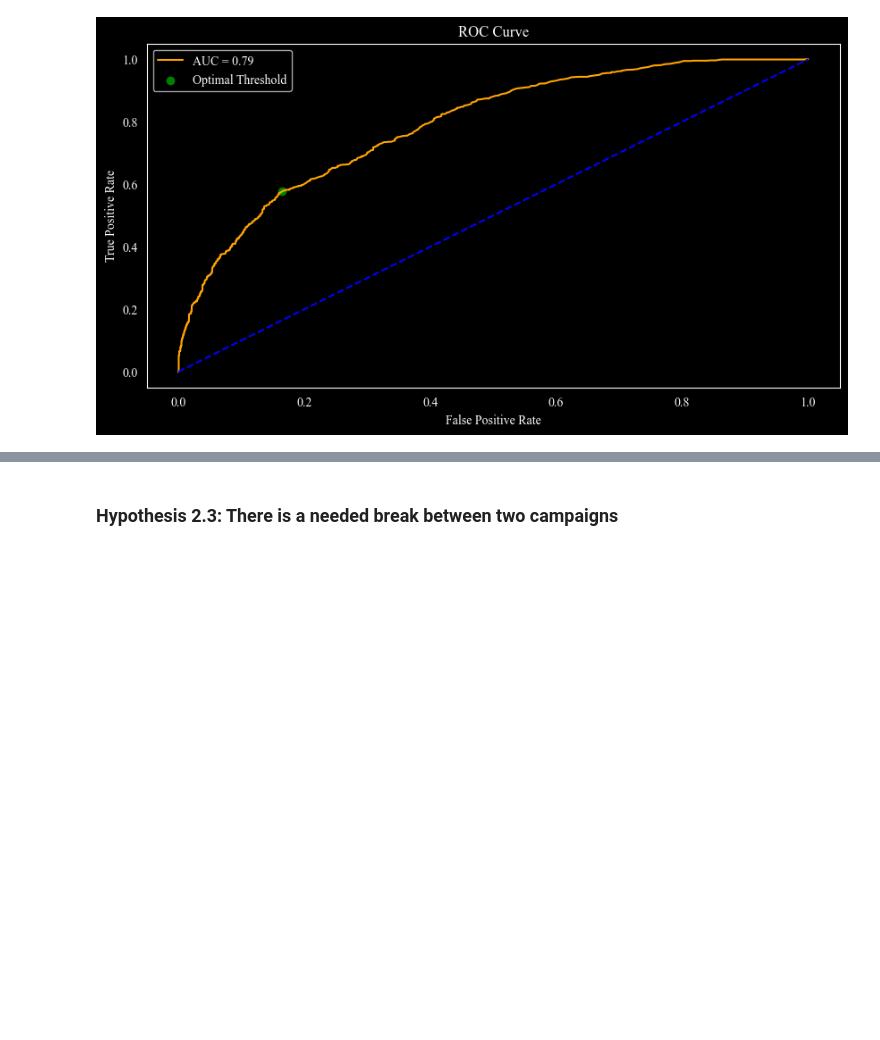
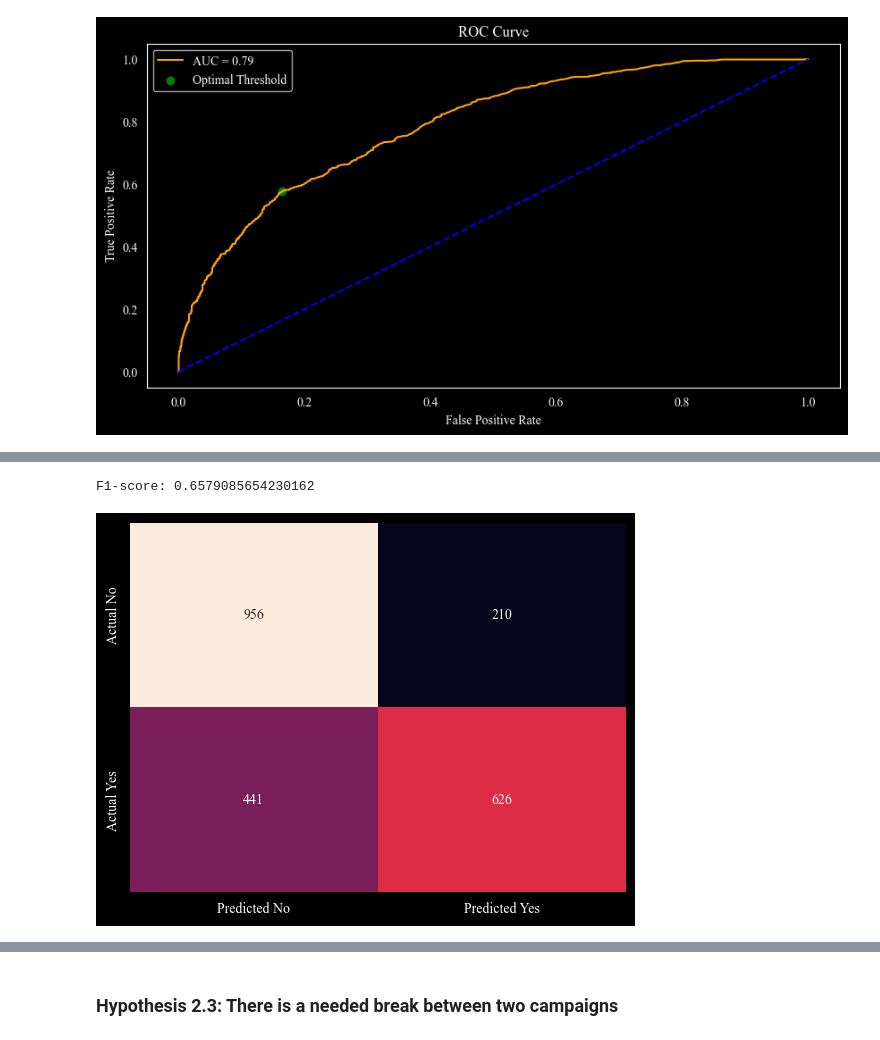
Before and after one commit to datnguyent93/BankMarketing, a Jupyter notebook: main.ipynb, the cells around one changed output, grey strips where cells are left out. Drawn from its saved outputs; the diff is of its cells as text; code cells hidden in the pictures; blank space fills up the shorter version.

```diff
--- a/main.ipynb
+++ b/main.ipynb
@@ -343,0 +390,12 @@ plt.show()
+# %%
+# f1-score
+y_pred = duration_model.predict(X_test)
+print(f"F1-score: {f1_score(y_test, y_pred)}")
+
+# confusion matrix
+cm = confusion_matrix(y_test, y_pred)
+sns.heatmap(cm, annot=True, fmt="d", cbar=False, xticklabels=["Predicted No", "Predicted Yes"], yticklabels=["Actual No", "Actual Yes"])
+plt.show()
+# %% [output]
+F1-score: 0.6579085654230162
+[figure, added]
```
Also changed, not shown: parts of 18 cells of this notebook.
